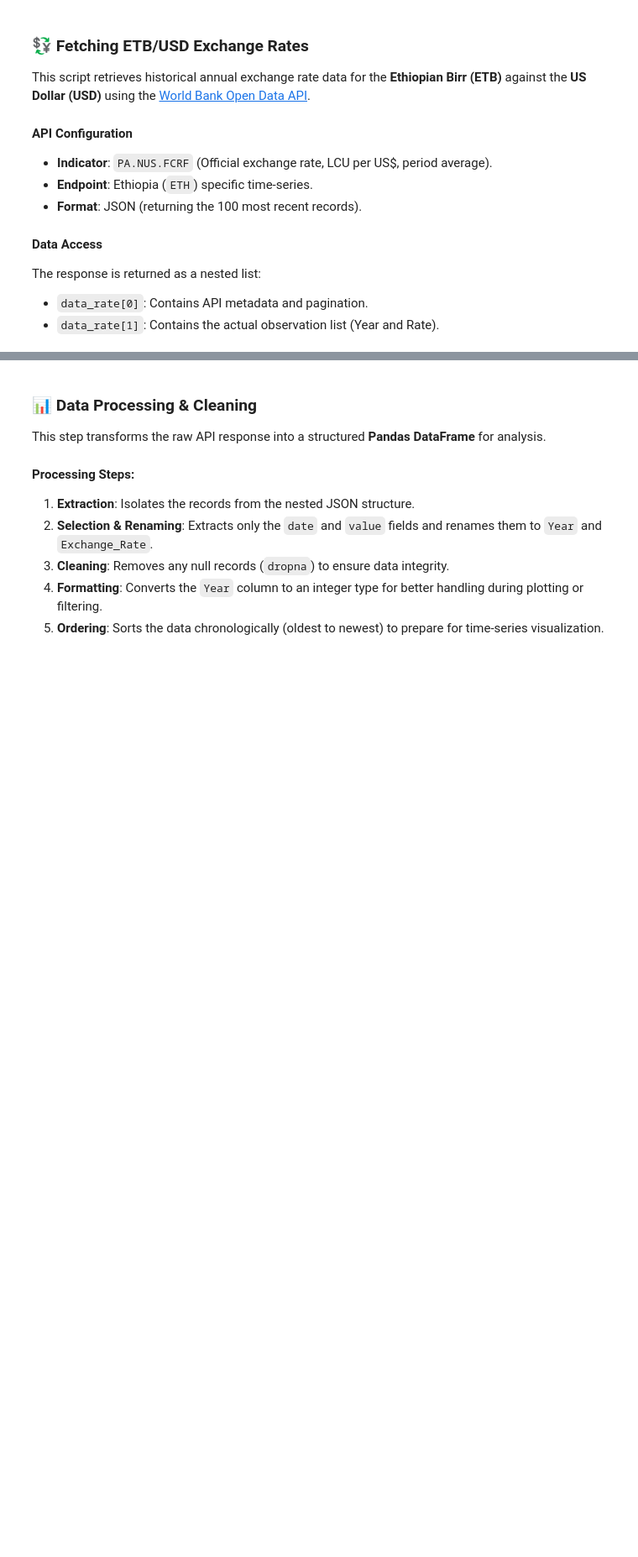
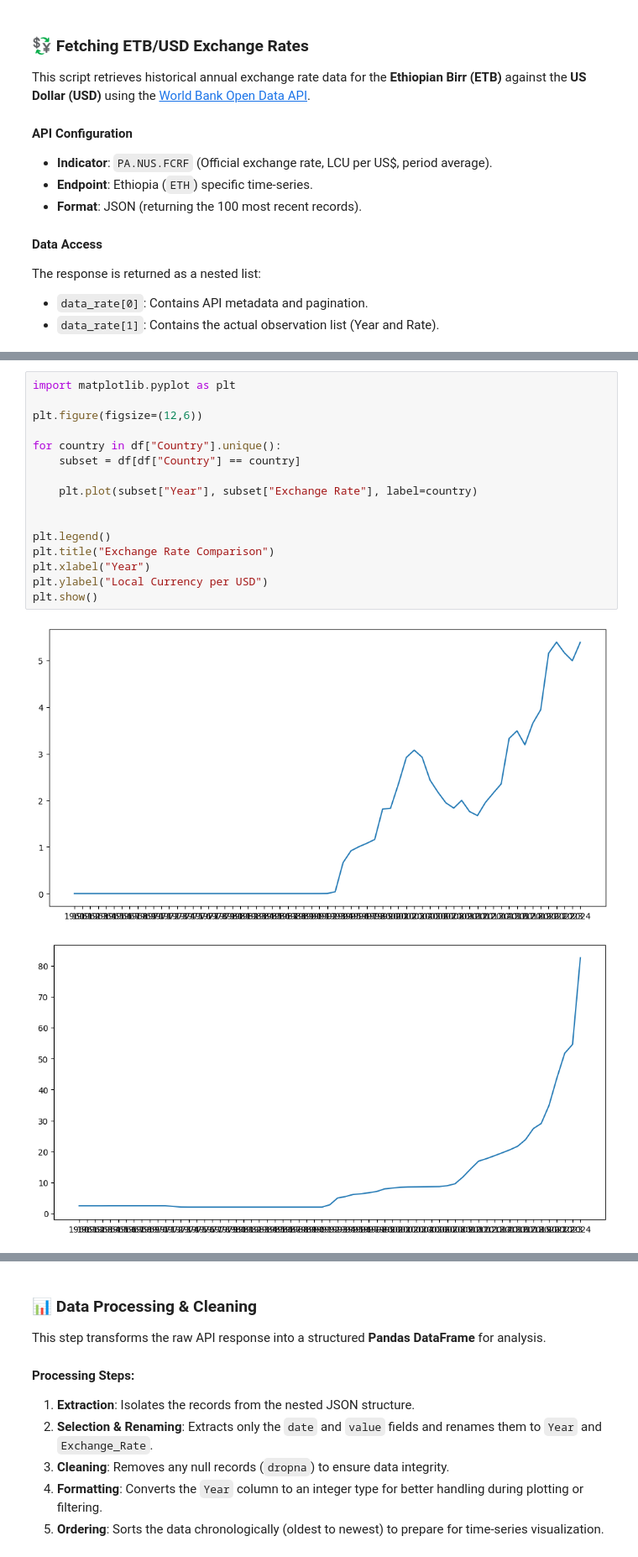
Before and after one commit to fseha-hagos/exchange-rate-analysis, a Jupyter notebook: exchange_rate_analyser.ipynb, the cells around one changed output, grey strips where cells are left out. Shown at 84% size. Saved outputs shown, nothing was run; the diff lists cells and outputs as text; blank space fills up the shorter version.

```diff
--- a/exchange_rate_analyser.ipynb
+++ b/exchange_rate_analyser.ipynb
@@ -30,0 +101,19 @@ The response is returned as a nested list:
+# %%
+import matplotlib.pyplot as plt
+
+plt.figure(figsize=(12,6))
+
+for country in df["Country"].unique():
+    subset = df[df["Country"] == country]
+
+    plt.plot(subset["Year"], subset["Exchange Rate"], label=country)
+
+
+plt.legend()
+plt.title("Exchange Rate Comparison")
+plt.xlabel("Year")
+plt.ylabel("Local Currency per USD")
+plt.show()
+# %% [output]
+[figure, added]
+[figure, added]
```
Also changed, not shown: parts of 7 cells of this notebook.
